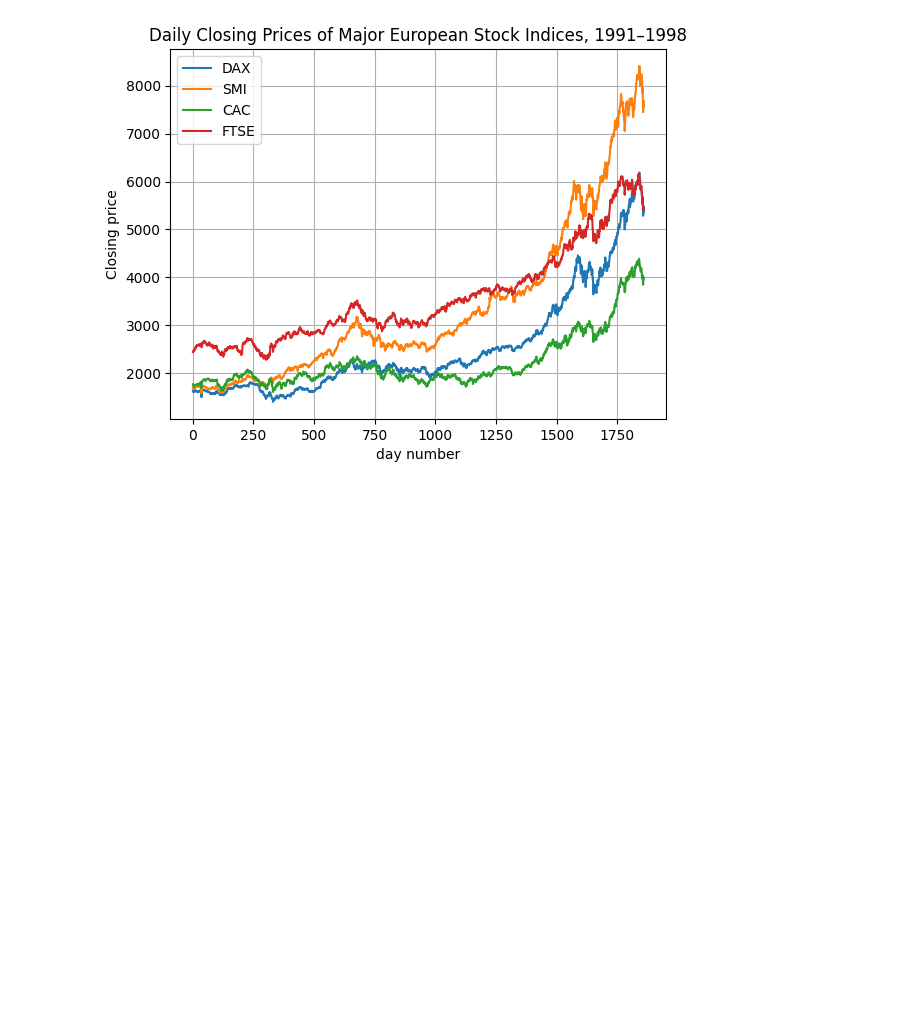
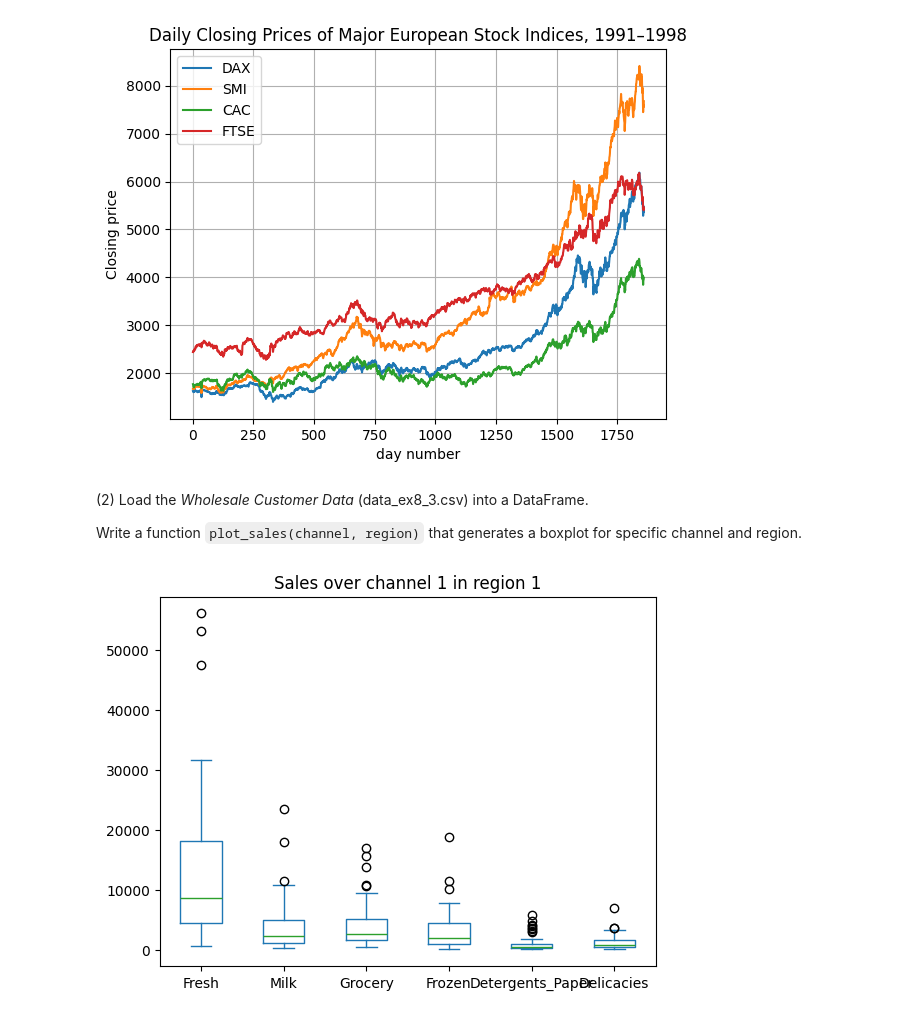
Before and after one commit to mkozturk/AI111, a Jupyter notebook: Lec 15 - pandas and matplotlib.ipynb, the cells around one changed output. Drawn from its saved outputs; the diff is of its cells as text; code cells hidden in the pictures; blank space fills up the shorter version.

```diff
--- a/Lec 15 - pandas and matplotlib.ipynb
+++ b/Lec 15 - pandas and matplotlib.ipynb
@@ -125,2 +123,10 @@ df.plot(xlabel="day number",ylabel="Closing price", title="Daily Closing Prices
 # %% [output]
 [figure]
+# %% [markdown]
+(2) Load the *Wholesale Customer Data* (data_ex8_3.csv) into a DataFrame.
+
+Write a function `plot_sales(channel, region)` that generates a boxplot for specific channel and region.
+# %%
+plot_sales(channel=1, region=1)
+# %% [output]
+[figure, added]
```
Also changed, not shown: parts of 5 cells of this notebook, 2 other files.
